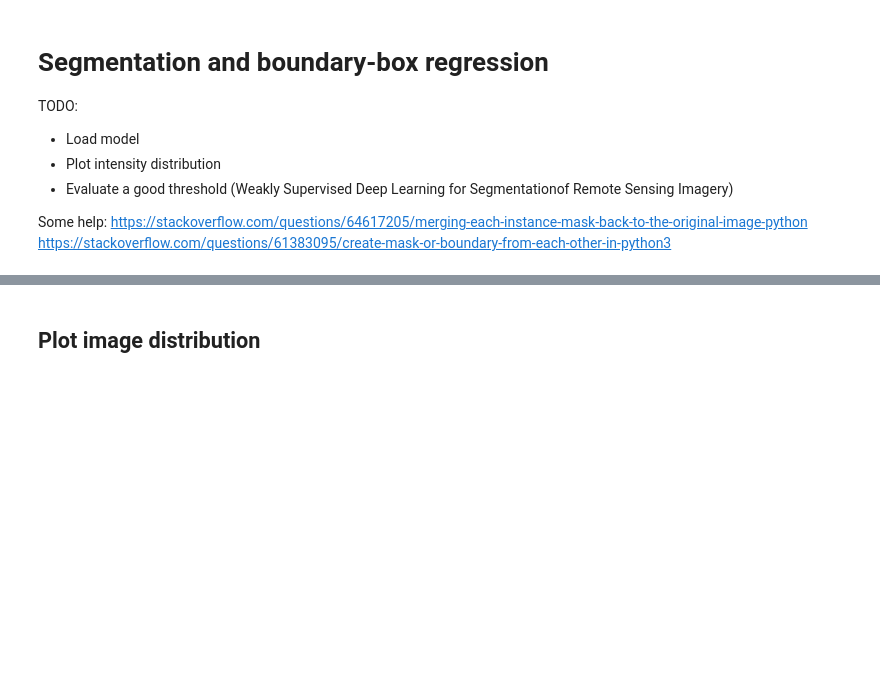
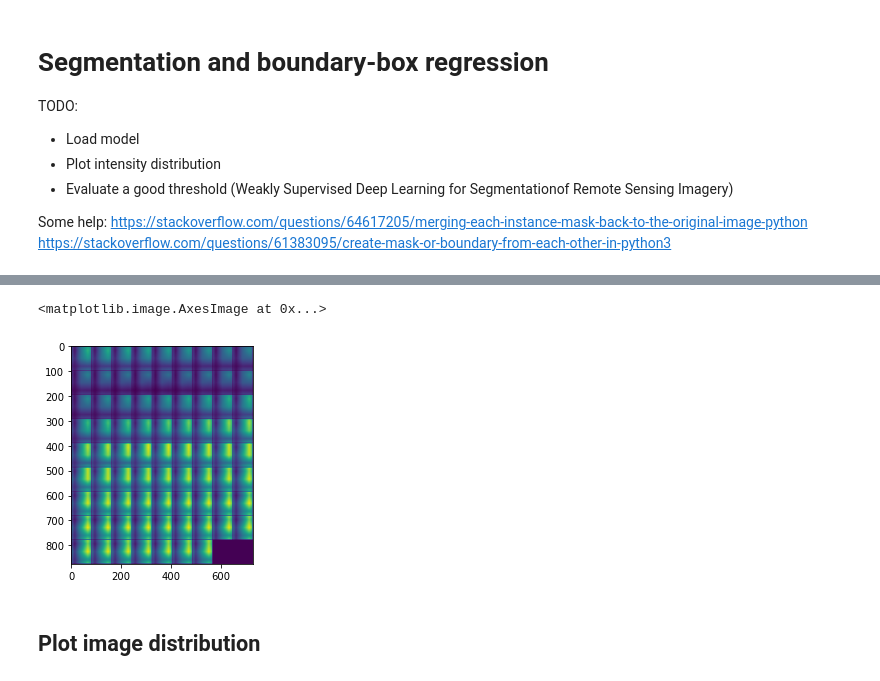
Before and after one commit to FredrikM97/Medical-ROI, a Jupyter notebook: notebooks/04 - segmentation.ipynb, the cells around one changed output, grey strips where cells are left out. Cells and saved outputs as stored; diff of their text form; code cells hidden in the pictures; blank space fills up the shorter version.

```diff
--- a/notebooks/04 - segmentation.ipynb
+++ b/notebooks/04 - segmentation.ipynb
@@ -52,3 +57,8 @@ Dataset sizes - Training: 421 Validation: 47
+# %%
+plt.imshow(grid_mask)
+# %% [output]
+<matplotlib.image.AxesImage at 0x...>
+[figure, added]
 # %% [markdown]
 ## Plot image distribution
 # %%
```
Also changed, not shown: parts of 26 cells of this notebook.
